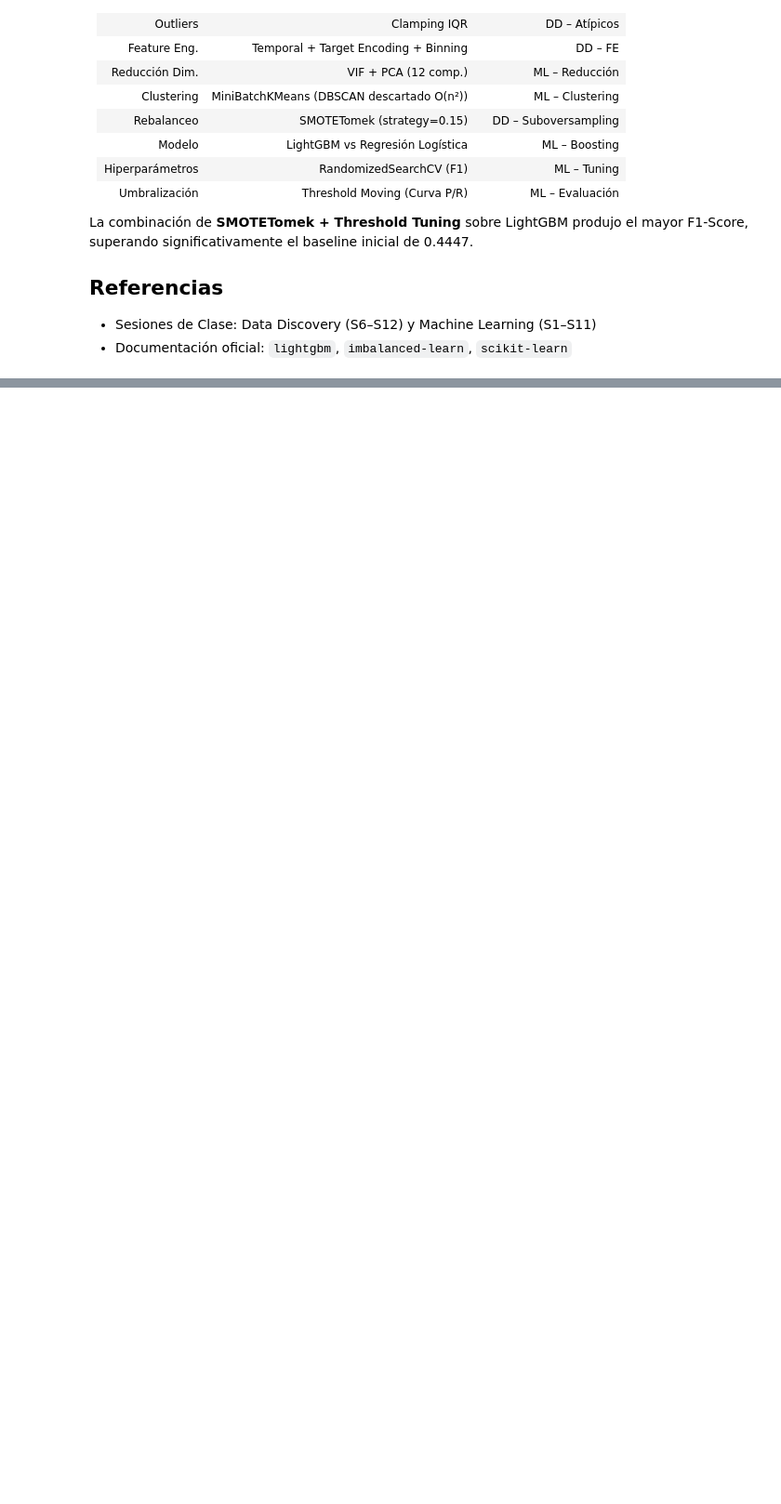
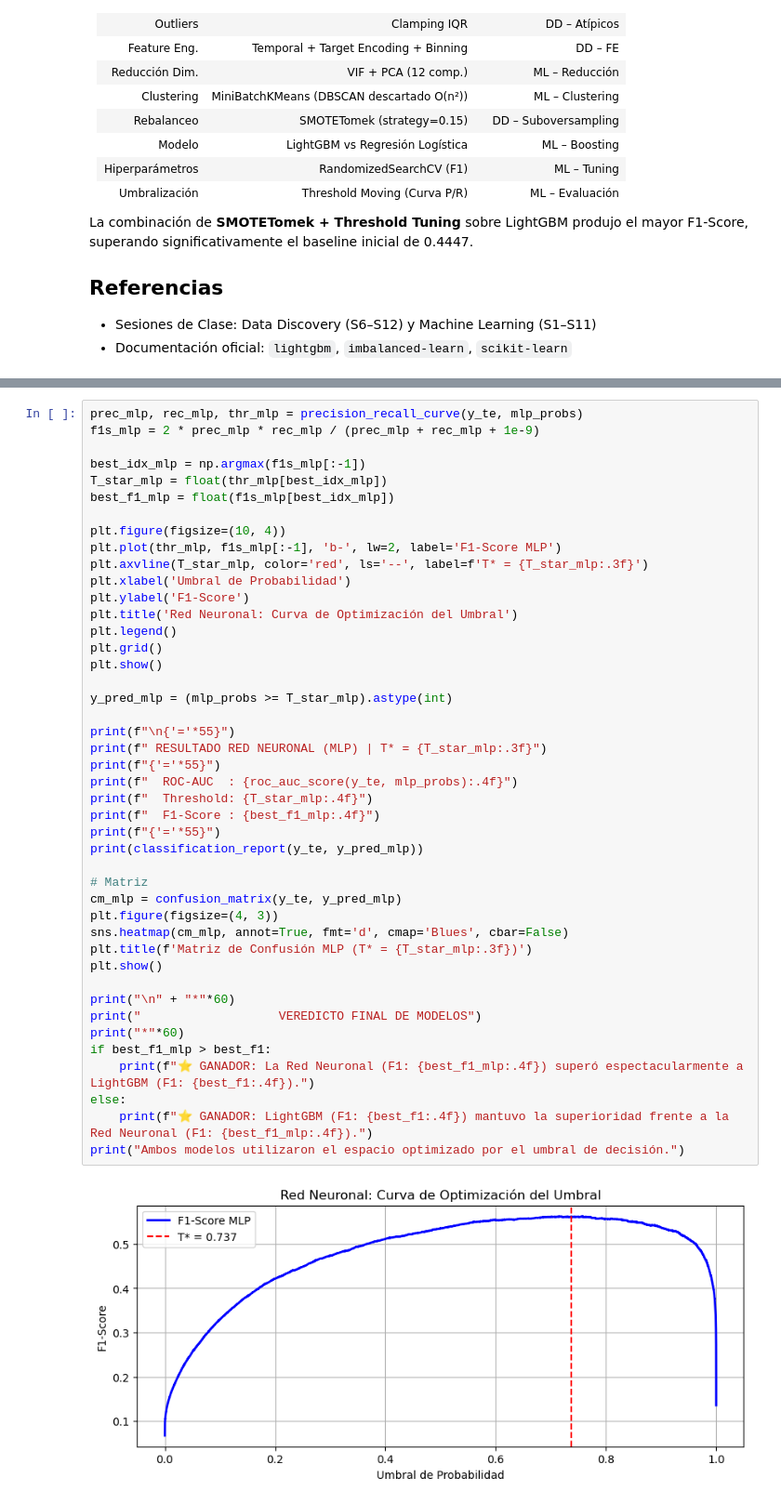
Before and after one commit to AlejandroPinedo/ML2026, a Jupyter notebook: PROYECTO 2/Proyecto02-Grupo1-V3.ipynb, the cells around one changed output, grey strips where cells are left out. Shown at 93% size. Drawn from its saved outputs; the diff is of its cells as text; blank space fills up the shorter version.

```diff
--- a/PROYECTO 2/Proyecto02-Grupo1-V3.ipynb
+++ b/PROYECTO 2/Proyecto02-Grupo1-V3.ipynb
@@ -347,0 +376,46 @@ La combinación de **SMOTETomek + Threshold Tuning** sobre LightGBM produjo el m
+# %%
+prec_mlp, rec_mlp, thr_mlp = precision_recall_curve(y_te, mlp_probs)
+f1s_mlp = 2 * prec_mlp * rec_mlp / (prec_mlp + rec_mlp + 1e-9)
+
+best_idx_mlp = np.argmax(f1s_mlp[:-1])
+T_star_mlp = float(thr_mlp[best_idx_mlp])
+best_f1_mlp = float(f1s_mlp[best_idx_mlp])
+
+plt.figure(figsize=(10, 4))
+plt.plot(thr_mlp, f1s_mlp[:-1], 'b-', lw=2, label='F1-Score MLP')
+plt.axvline(T_star_mlp, color='red', ls='--', label=f'T* = {T_star_mlp:.3f}')
+plt.xlabel('Umbral de Probabilidad')
+plt.ylabel('F1-Score')
+plt.title('Red Neuronal: Curva de Optimización del Umbral')
+plt.legend()
+plt.grid()
+plt.show()
+
+y_pred_mlp = (mlp_probs >= T_star_mlp).astype(int)
+
+print(f"\n{'='*55}")
+print(f" RESULTADO RED NEURONAL (MLP) | T* = {T_star_mlp:.3f}")
+print(f"{'='*55}")
+print(f"  ROC-AUC  : {roc_auc_score(y_te, mlp_probs):.4f}")
+print(f"  Threshold: {T_star_mlp:.4f}")
+print(f"  F1-Score : {best_f1_mlp:.4f}")
+print(f"{'='*55}")
+print(classification_report(y_te, y_pred_mlp))
+
+# Matriz
+cm_mlp = confusion_matrix(y_te, y_pred_mlp)
+plt.figure(figsize=(4, 3))
+sns.heatmap(cm_mlp, annot=True, fmt='d', cmap='Blues', cbar=False)
+plt.title(f'Matriz de Confusión MLP (T* = {T_star_mlp:.3f})')
+plt.show()
+
+print("\n" + "*"*60)
+print("                   VEREDICTO FINAL DE MODELOS")
+print("*"*60)
+if best_f1_mlp > best_f1:
+    print(f"⭐ GANADOR: La Red Neuronal (F1: {best_f1_mlp:.4f}) superó espectacularmente a LightGBM (F1: {best_f1:.4f}).")
+else:
+    print(f"⭐ GANADOR: LightGBM (F1: {best_f1:.4f}) mantuvo la superioridad frente a la Red Neuronal (F1: {best_f1_mlp:.4f}).")
+print("Ambos modelos utilizaron el espacio optimizado por el umbral de decisión.")
+# %% [output]
+[figure, added]
```
Also changed, not shown: parts of 5 cells of this notebook, 15 other files.
